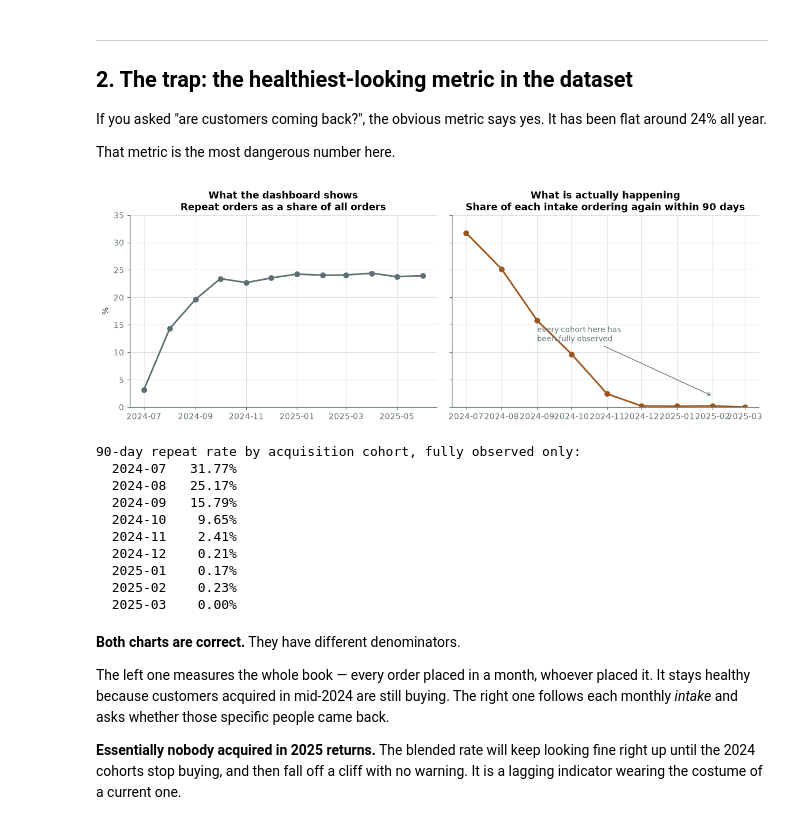
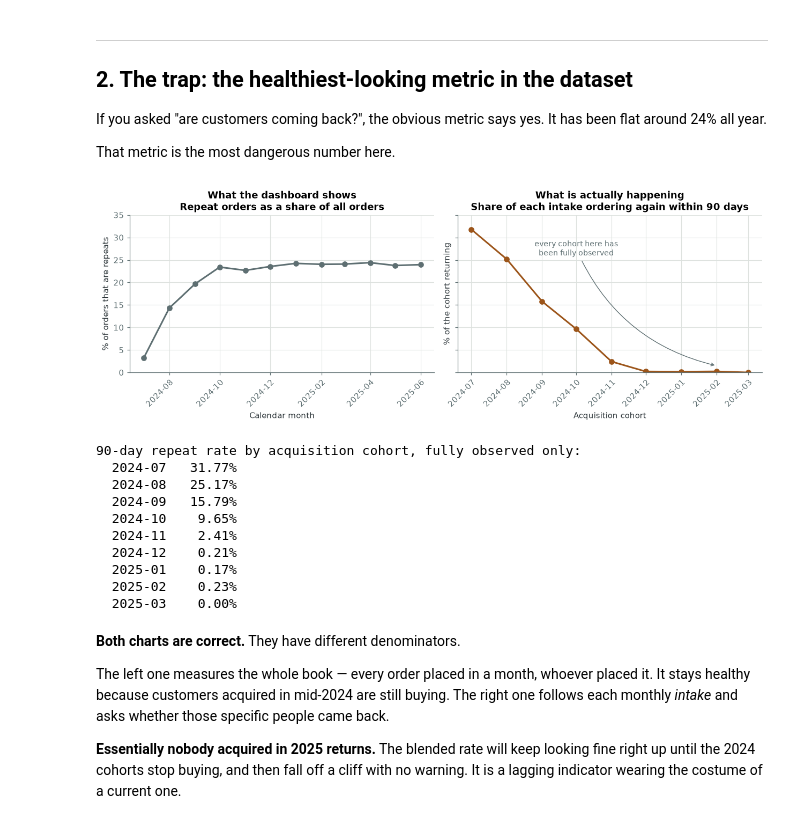
Before and after one commit to NguyenIslandBoy/ecommerce-trading-engine, a Jupyter notebook: notebooks/walkthrough.ipynb, the cells around one changed output. Saved outputs shown, nothing was run; the diff lists cells and outputs as text; code cells hidden in the pictures.

```diff
--- a/notebooks/walkthrough.ipynb
+++ b/notebooks/walkthrough.ipynb
@@ -30,6 +30,7 @@ from pathlib import Path
 warnings.filterwarnings("ignore")
 sys.path.insert(0, str(Path.cwd().parent))
 
+import matplotlib.dates as mdates
 import matplotlib.pyplot as plt
 import numpy as np
 import pandas as pd
@@ -48,8 +49,22 @@ plt.rcParams.update({
     "legend.frameon": False,
 })
 
+def date_axis(ax, label, fmt="%Y-%m", locator=None, rotation=45):
+    # A readable date axis: named, formatted, and angled so ticks never collide.
+    # Matplotlib draws date ticks horizontally by default, and they overlap as
+    # soon as the labels are wider than the spacing - immediately, for YYYY-MM.
+    if locator is not None:
+        ax.xaxis.set_major_locator(locator)
+    ax.xaxis.set_major_formatter(mdates.DateFormatter(fmt))
+    ax.set_xlabel(label)
+    for tick in ax.get_xticklabels():
+        tick.set_rotation(rotation)
+        tick.set_horizontalalignment("right")
+        tick.set_rotation_mode("anchor")
+
+
 warehouse = Warehouse()
-ctx = warehouse.at(warehouse.last_day)
+ctx = warehouse.at(warehouse.latest_cursor)
 
 print(f"Warehouse loaded, as of {warehouse.last_day}")
 print(f"  {len(warehouse.daily):,} daily trading rows   "
@@ -134,34 +153,41 @@ That metric is the most dangerous number here.
 # %%
 daily_all = warehouse.daily.copy()
 daily_all["month"] = pd.to_datetime(daily_all["date_day"]).values.astype("datetime64[M]")
 blended = (daily_all.groupby("month")
            .apply(lambda g: g["returning_customers"].sum() / max(g["orders"].sum(), 1))
            .rename("repeat_share").reset_index())
 
 cohorts = (ctx.retention[ctx.retention["has_full_90d_exposure"].astype(bool)]
            .groupby("cohort_month", as_index=False)
            .agg(rate=("repeat_rate_90d", "first")).sort_values("cohort_month"))
 
 fig, (left, right) = plt.subplots(1, 2, figsize=(11.5, 4.2), sharey=True)
 
 left.plot(blended["month"], 100 * blended["repeat_share"], "o-", color=MUTED, lw=2)
 left.set_title("What the dashboard shows\nRepeat orders as a share of all orders")
-left.set_ylabel("%"); left.set_ylim(0, 35)
+left.set_ylabel("% of orders that are repeats")
+left.set_ylim(0, 35)
+date_axis(left, "Calendar month", locator=mdates.MonthLocator(interval=2))
 
 right.plot(cohorts["cohort_month"], 100 * cohorts["rate"].astype(float), "o-",
            color=SIGNAL, lw=2)
 right.set_title("What is actually happening\nShare of each intake ordering again within 90 days")
+right.set_ylabel("% of the cohort returning")
 right.set_ylim(0, 35)
-right.annotate("every cohort here has\nbeen fully observed", xy=(cohorts["cohort_month"].iloc[-2], 2),
-               xytext=(cohorts["cohort_month"].iloc[2], 12), color=MUTED, fontsize=9,
-               arrowprops=dict(arrowstyle="->", color=MUTED, lw=0.9))
+date_axis(right, "Acquisition cohort", locator=mdates.MonthLocator())
+right.annotate("every cohort here has\nbeen fully observed",
+               xy=(cohorts["cohort_month"].iloc[-2], 1.5),
+               xytext=(cohorts["cohort_month"].iloc[3], 26),
+               color=MUTED, fontsize=9, ha="center",
+               arrowprops=dict(arrowstyle="->", color=MUTED, lw=0.9,
+                               connectionstyle="arc3,rad=0.25"))
 plt.tight_layout(); plt.show()
 
 print("90-day repeat rate by acquisition cohort, fully observed only:")
 for _, row in cohorts.iterrows():
     print(f"  {str(row['cohort_month'])[:7]}   {100*float(row['rate']):5.2f}%")
 # %% [output]
-[figure, old version]
+[figure, new version]
 90-day repeat rate by acquisition cohort, fully observed only:
   2024-07   31.77%
   2024-08   25.17%
```
Also changed, not shown: parts of 8 cells of this notebook.
